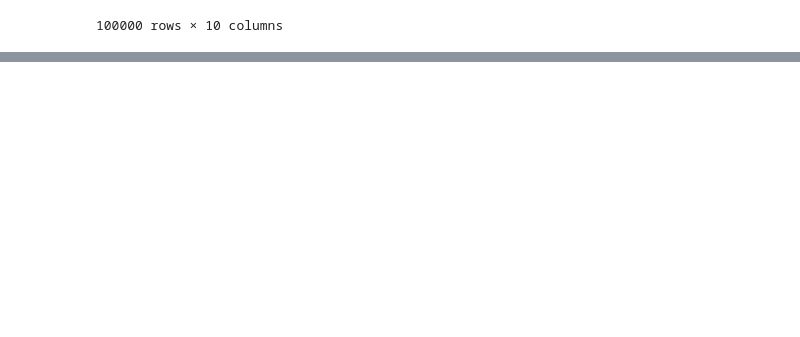
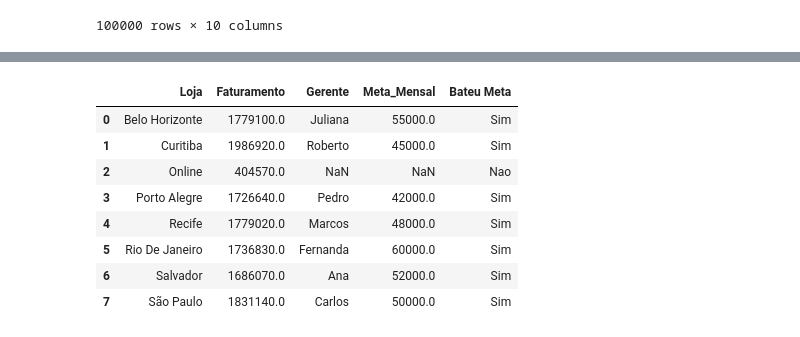
Before and after one commit to icarofonseca2004/python, a Jupyter notebook: pandas/aula.ipynb, the cells around one changed output, grey strips where cells are left out. Saved outputs shown, nothing was run; the diff lists cells and outputs as text; code cells hidden in the pictures; blank space fills up the shorter version.

```diff
--- a/pandas/aula.ipynb
+++ b/pandas/aula.ipynb
@@ -295,0 +329,20 @@ display(df_analise_vendas_online)
+# %%
+#quais gerentes bateram a meta 2023
+df_meta = df_analise[(df_analise['Data'].dt.year == 2023) & (df_analise['Data'].dt.month == 1)]
+
+df_meta = df_meta[['Loja', 'Faturamento']].groupby('Loja',as_index= False).sum()
+
+df_meta = df_meta.merge(df_gerentes, on = 'Loja', how = 'left')
+
+df_meta['Bateu Meta'] = np.where(df_meta['Faturamento'] >= df_meta['Meta_Mensal'], 'Sim', 'Nao')
+display(df_meta)
+# %% [output]
+|  | Loja | Faturamento | Gerente | Meta_Mensal | Bateu Meta |
+| 0 | Belo Horizonte | 1779100.0 | Juliana | 55000.0 | Sim |
+| 1 | Curitiba | 1986920.0 | Roberto | 45000.0 | Sim |
+| 2 | Online | 404570.0 | NaN | NaN | Nao |
+| 3 | Porto Alegre | 1726640.0 | Pedro | 42000.0 | Sim |
+| 4 | Recife | 1779020.0 | Marcos | 48000.0 | Sim |
+| 5 | Rio De Janeiro | 1736830.0 | Fernanda | 60000.0 | Sim |
+| 6 | Salvador | 1686070.0 | Ana | 52000.0 | Sim |
+| 7 | São Paulo | 1831140.0 | Carlos | 50000.0 | Sim |
```
Also changed, not shown: parts of 5 cells of this notebook, 1 other file.
